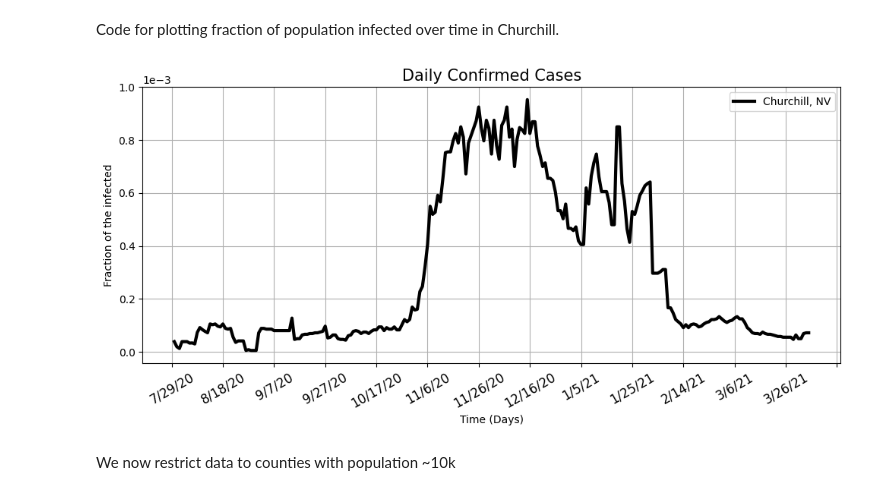
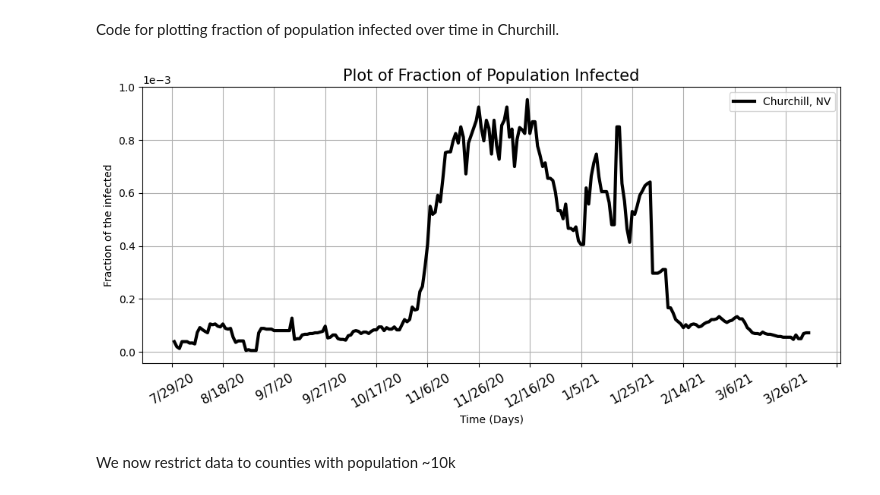
Before and after one commit to GrgAakash/Code-collection--REU-25, a Jupyter notebook: SIHMDCaseStudy/scrape_covid_data.ipynb, the cells around one changed output. Saved outputs shown, nothing was run; the diff lists cells and outputs as text; code cells hidden in the pictures.

```diff
--- a/SIHMDCaseStudy/scrape_covid_data.ipynb
+++ b/SIHMDCaseStudy/scrape_covid_data.ipynb
@@ -98,22 +98,22 @@ Code for plotting fraction of population infected over time in Churchill.
 # %%
 population = 25715
 num_days = 250
 
 fig, ax = plt.subplots(figsize=(10,5))
 plt.plot(churchill_confirmed_df.iloc[0,200:450].diff().rolling(14, min_periods = 1).mean()/population, label="Churchill, NV", color="k", linewidth=3)
 ax.xaxis.set_major_locator(plt.MaxNLocator(15))
 plt.xticks(rotation = 30,fontsize=12)
 plt.legend(loc = 'best')
 plt.ticklabel_format(axis='y', style='sci', scilimits=(0,4))
 plt.xlabel('Time (Days)')
 plt.ylabel('Fraction of the infected')
-plt.title('Daily Confirmed Cases',fontsize=15)
+plt.title('Plot of Fraction of Population Infected',fontsize=15)
 plt.grid()
 plt.tight_layout()
 
 plt.show()
 # %% [output]
-[figure, old version]
+[figure, new version]
 # %% [markdown]
 We now restrict data to counties with population ~10k
 # %%
```
Also changed, not shown: parts of 3 cells of this notebook, 2 other files.
